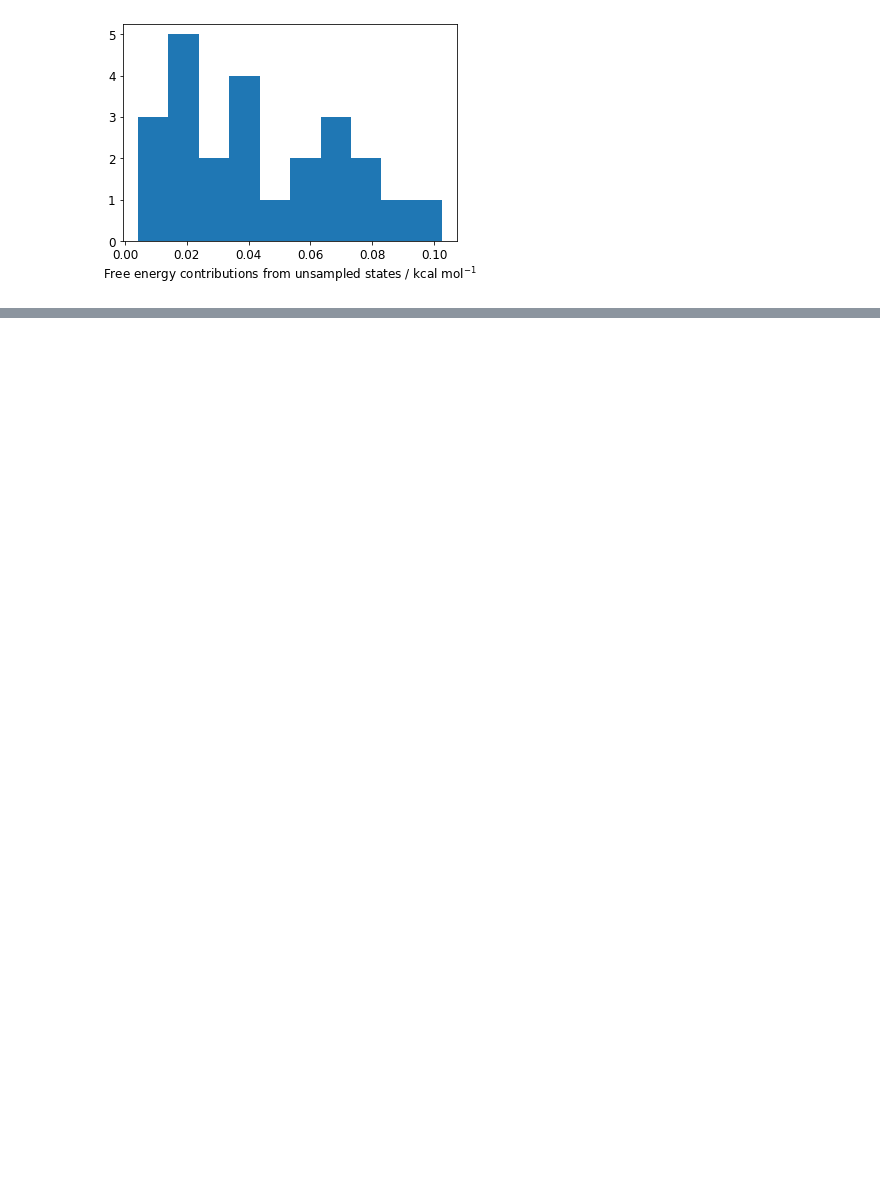
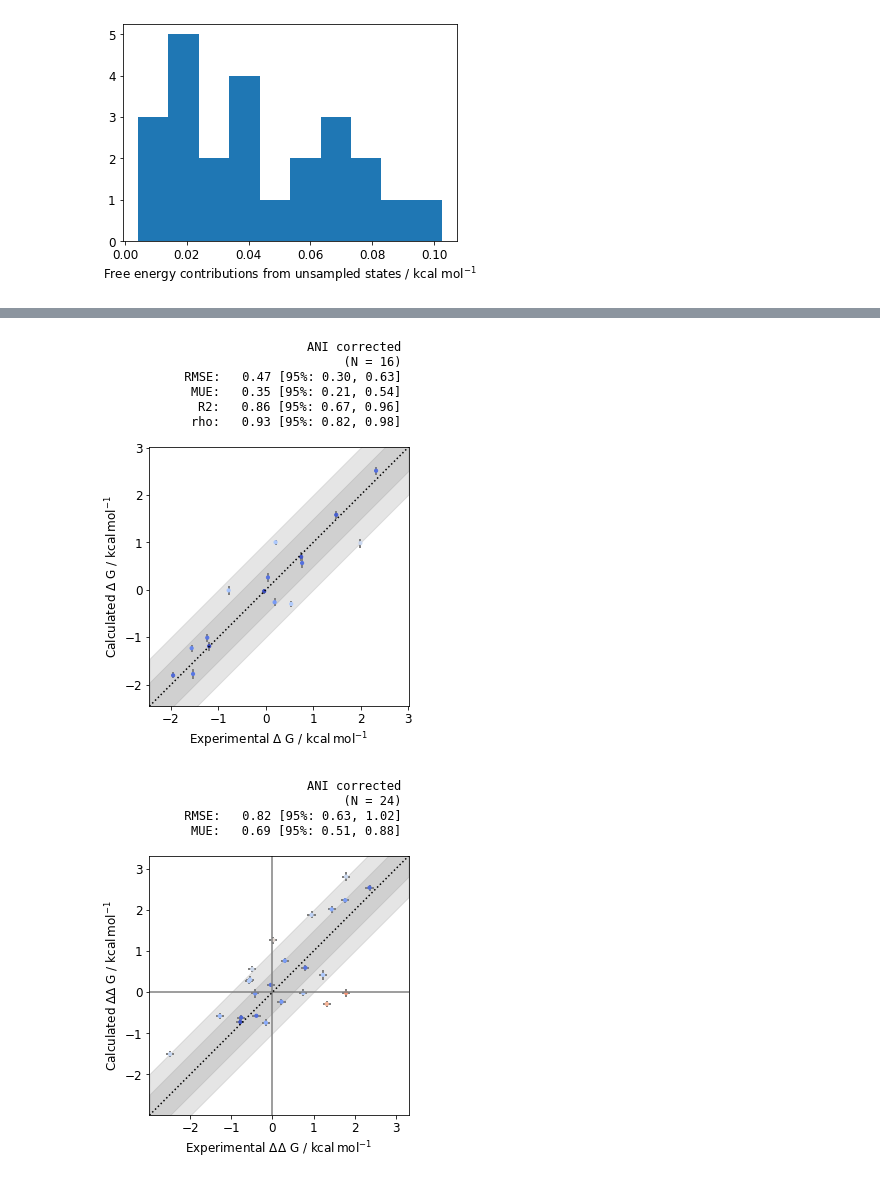
Before and after one commit to choderalab/nn-endstates, a Jupyter notebook: tyk2_hrestraints/Tyk2.ipynb, the cells around one changed output, grey strips where cells are left out. Saved outputs shown, nothing was run; the diff lists cells and outputs as text; code cells hidden in the pictures; blank space fills up the shorter version.

```diff
--- a/tyk2_hrestraints/Tyk2.ipynb
+++ b/tyk2_hrestraints/Tyk2.ipynb
@@ -127,13 +148,19 @@ ani_corr = {0:( 2.986588908718666, 0.03663977646315734),
 # %%
 import copy
 
 ani_g = copy.deepcopy(mm_g)
 
-
 for node in ani_g.nodes(data=True):
     node[1]['calc_DG'] =  node[1]['calc_DG'] + ani_corr[node[0]][0]
     node[1]['calc_dDG'] =  (node[1]['calc_dDG']**2 + ani_corr[node[0]][1]**2)**0.5
 plotting.plot_DGs(ani_g,title='ANI corrected')
+
+for edge in ani_g.edges(data=True):
+    edge[2]['calc_DDG'] = ani_g.nodes[edge[1]]['calc_DG'] - ani_g.nodes[edge[0]]['calc_DG']
+plotting.plot_DDGs(ani_g,title='ANI corrected')
+# %% [output]
+[figure, added]
+[figure, added]
 # %%
 mm_residuals = []
 
```
Also changed, not shown: parts of 11 cells of this notebook, 46 other files.
